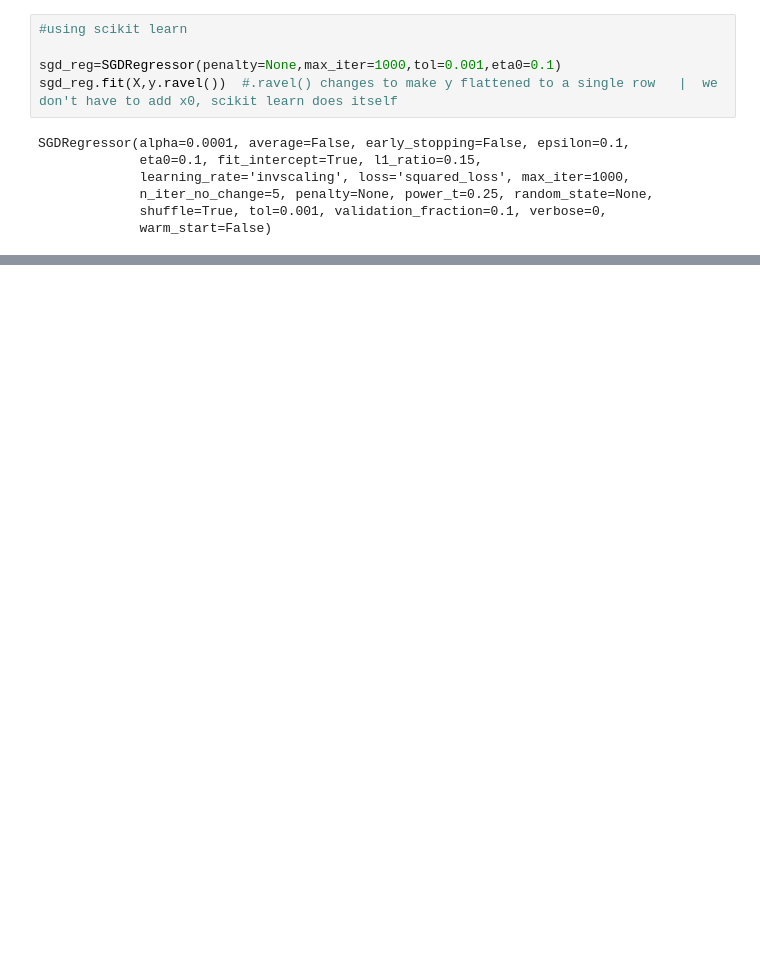
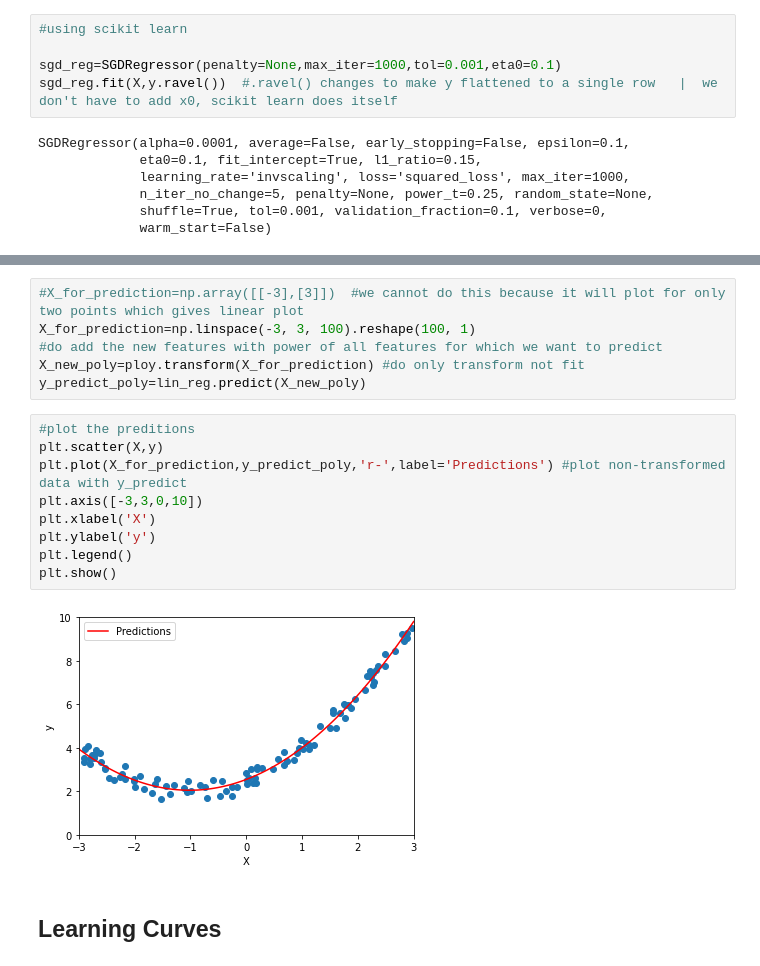
Before and after one commit to DhurbaBrl/machine_learning_book, a Jupyter notebook: training_models.ipynb, the cells around one changed output, grey strips where cells are left out. Saved outputs shown, nothing was run; the diff lists cells and outputs as text; blank space fills up the shorter version.

```diff
--- a/training_models.ipynb
+++ b/training_models.ipynb
@@ -130,0 +171,19 @@ print(sgd_reg.coef_)
+# %%
+#X_for_prediction=np.array([[-3],[3]])  #we cannot do this because it will plot for only two points which gives linear plot
+X_for_prediction=np.linspace(-3, 3, 100).reshape(100, 1)
+#do add the new features with power of all features for which we want to predict
+X_new_poly=ploy.transform(X_for_prediction) #do only transform not fit
+y_predict_poly=lin_reg.predict(X_new_poly)
+# %%
+#plot the preditions
+plt.scatter(X,y)
+plt.plot(X_for_prediction,y_predict_poly,'r-',label='Predictions') #plot non-transformed data with y_predict
+plt.axis([-3,3,0,10])
+plt.xlabel('X')
+plt.ylabel('y')
+plt.legend()
+plt.show()
+# %% [output]
+[figure, added]
+# %% [markdown]
+## **Learning** **Curves**
```
Also changed, not shown: parts of 43 cells of this notebook.
